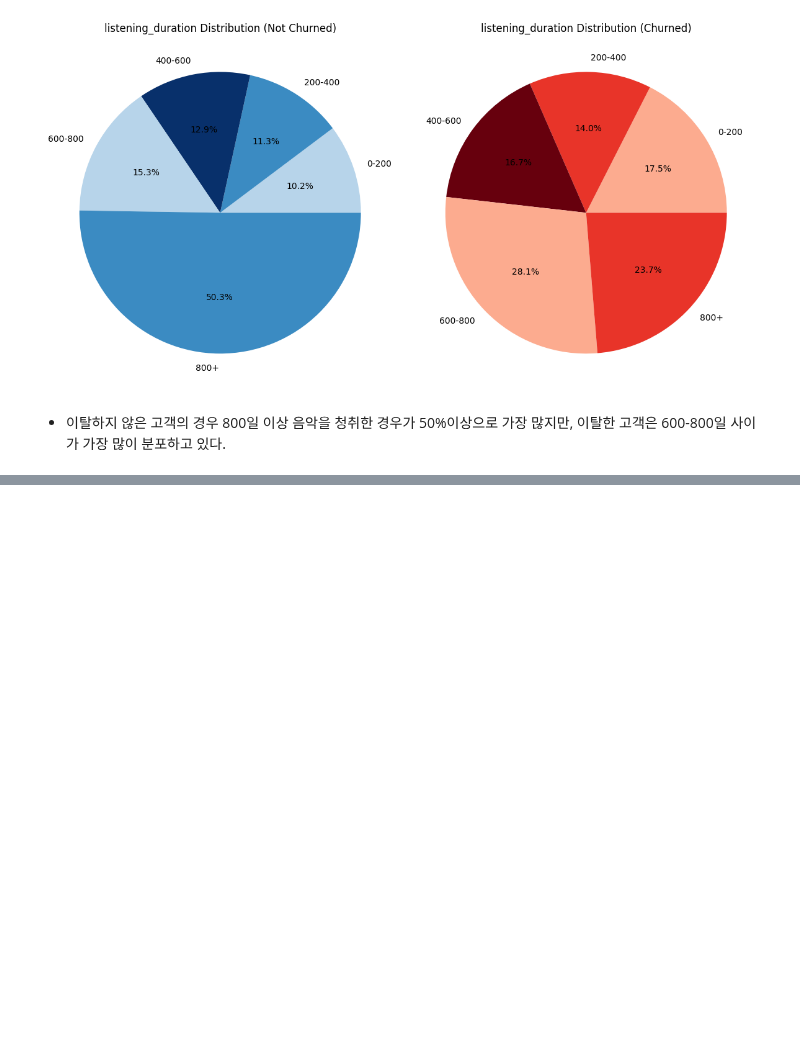
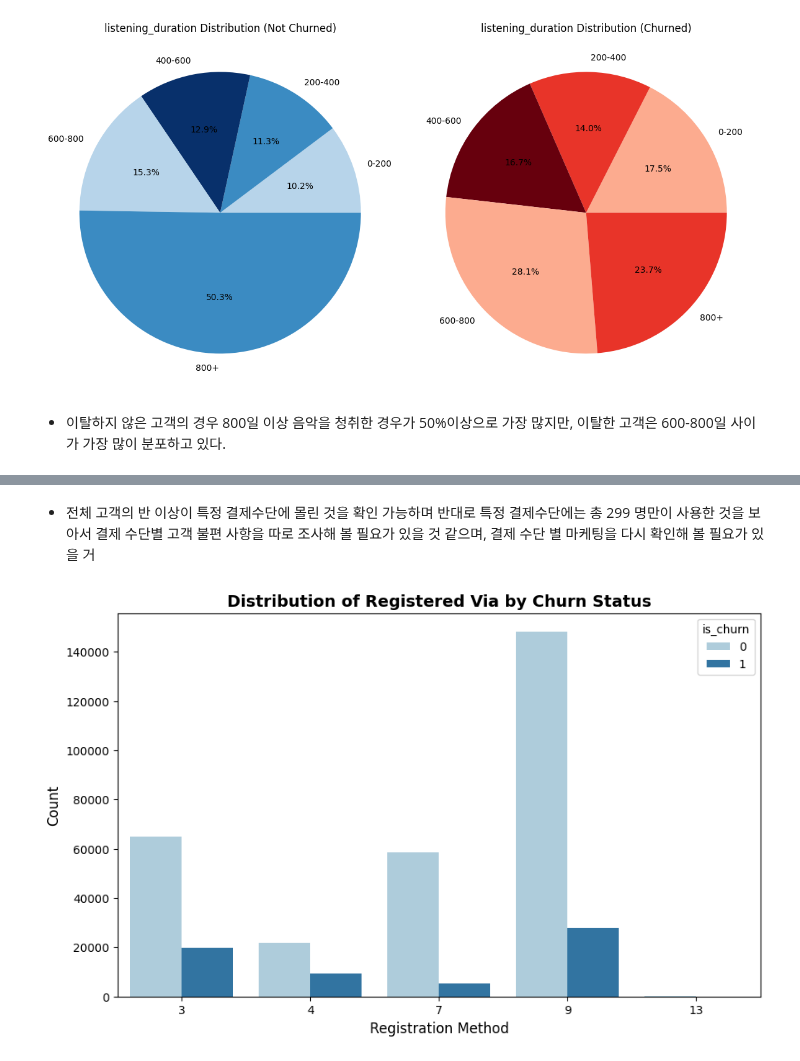
Before and after one commit to SKNETWORKS-FAMILY-AICAMP/SKN09-2nd-2Team, a Jupyter notebook: dain/dain_EDA.ipynb, the cells around one changed output, grey strips where cells are left out. Drawn from its saved outputs; the diff is of its cells as text; code cells hidden in the pictures; blank space fills up the shorter version.

```diff
--- a/dain/dain_EDA.ipynb
+++ b/dain/dain_EDA.ipynb
@@ -405,0 +437,19 @@ plt.show()
+# %% [markdown]
+* 전체 고객의 반 이상이 특정 결제수단에 몰린 것을 확인 가능하며 반대로 특정 결제수단에는 총 299 명만이 사용한 것을 보아서 결제 수단별 고객 불편 사항을 따로 조사해 볼 필요가 있을 것 같으며, 결제 수단 별 마케팅을 다시 확인해 볼 필요가 있을 거
+# %%
+# 색상 팔레트 설정
+colors = sns.color_palette("Paired")
+
+# 데이터 분포 시각화
+plt.figure(figsize=(10, 6))
+sns.countplot(x='registered_via', hue='is_churn', data=df, palette=colors)
+
+# 제목 및 라벨 설정
+plt.title("Distribution of Registered Via by Churn Status", fontsize=14, fontweight="bold")
+plt.xlabel("Registration Method", fontsize=12)
+plt.ylabel("Count", fontsize=12)
+
+# X축 눈금 설정
+plt.show()
+# %% [output]
+[figure, added]
```
Also changed, not shown: parts of 5 cells of this notebook, 1 other file.
